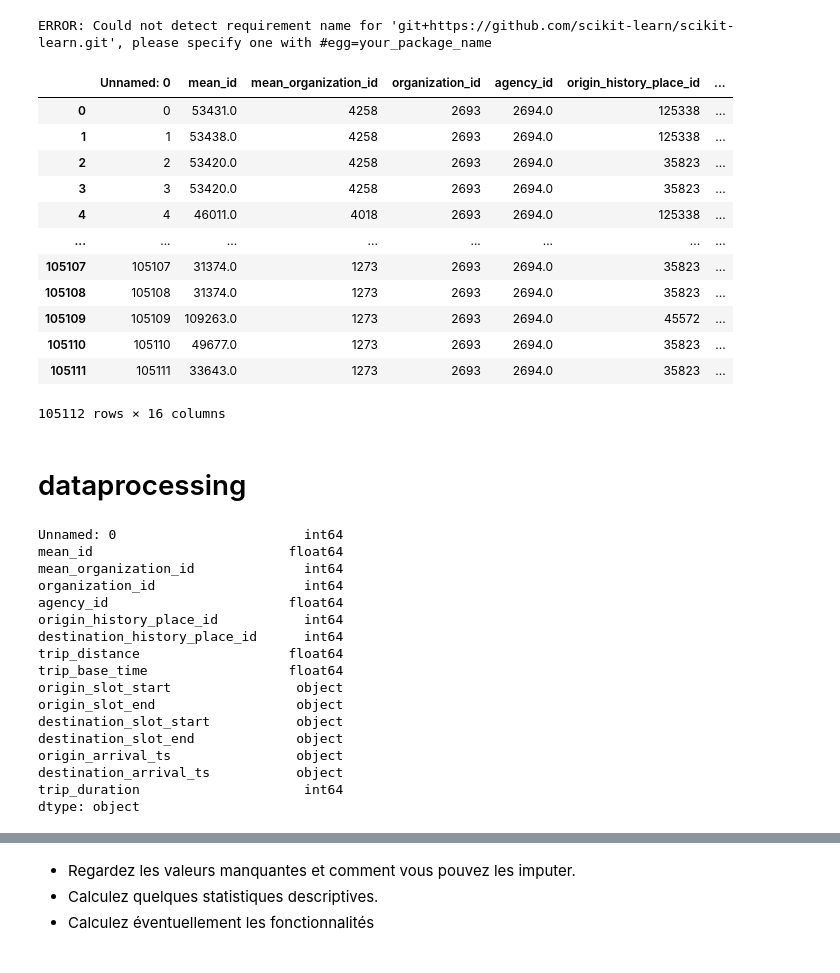
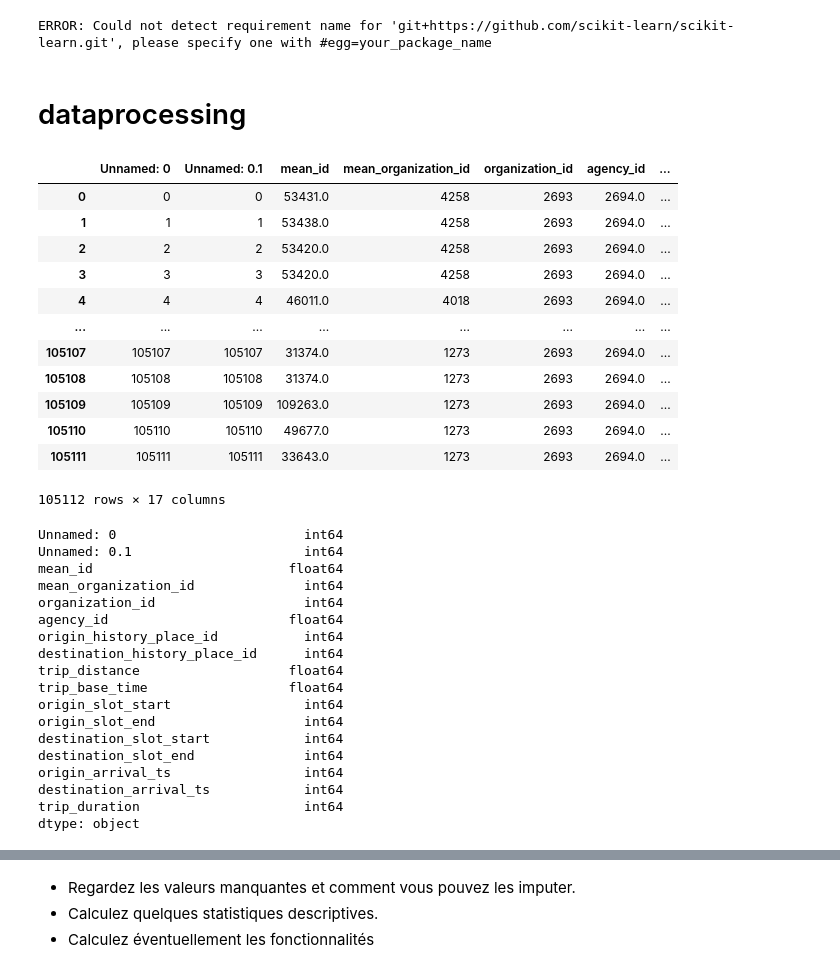
Before and after one commit to dspierre/data-ia, a Jupyter notebook: Case_study_Shippeo_version01.ipynb, the cells around one changed output, grey strips where cells are left out. Drawn from its saved outputs; the diff is of its cells as text; code cells hidden in the pictures.

```diff
--- a/Case_study_Shippeo_version01.ipynb
+++ b/Case_study_Shippeo_version01.ipynb
@@ -98,16 +87,0 @@ df =pd.read_csv('/content/sample_data/interview_dataset.csv', sep=',',encoding='
-# %%
-df
-# %% [output]
-|  | Unnamed: 0 | mean_id | mean_organization_id | organization_id | agency_id | origin_history_place_id | ... |
-| 0 | 0 | 53431.0 | 4258 | 2693 | 2694.0 | 125338 | ... |
-| 1 | 1 | 53438.0 | 4258 | 2693 | 2694.0 | 125338 | ... |
-| 2 | 2 | 53420.0 | 4258 | 2693 | 2694.0 | 35823 | ... |
-| 3 | 3 | 53420.0 | 4258 | 2693 | 2694.0 | 35823 | ... |
-| 4 | 4 | 46011.0 | 4018 | 2693 | 2694.0 | 125338 | ... |
-| ... | ... | ... | ... | ... | ... | ... | ... |
-| 105107 | 105107 | 31374.0 | 1273 | 2693 | 2694.0 | 35823 | ... |
-| 105108 | 105108 | 31374.0 | 1273 | 2693 | 2694.0 | 35823 | ... |
-| 105109 | 105109 | 109263.0 | 1273 | 2693 | 2694.0 | 45572 | ... |
-| 105110 | 105110 | 49677.0 | 1273 | 2693 | 2694.0 | 35823 | ... |
-| 105111 | 105111 | 33643.0 | 1273 | 2693 | 2694.0 | 35823 | ... |
-105112 rows × 16 columns
@@ -116,9 +88,27 @@ df.to_csv=('shippeo.csv')
 # %% [markdown]
 # dataprocessing
+# %%
+df_processing =pd.read_csv('/content/sample_data/dataprocessing3.csv', sep=';',encoding='utf8')
+df_processing
+# %% [output]
+|  | Unnamed: 0 | Unnamed: 0.1 | mean_id | mean_organization_id | organization_id | agency_id | ... |
+| 0 | 0 | 0 | 53431.0 | 4258 | 2693 | 2694.0 | ... |
+| 1 | 1 | 1 | 53438.0 | 4258 | 2693 | 2694.0 | ... |
+| 2 | 2 | 2 | 53420.0 | 4258 | 2693 | 2694.0 | ... |
+| 3 | 3 | 3 | 53420.0 | 4258 | 2693 | 2694.0 | ... |
+| 4 | 4 | 4 | 46011.0 | 4018 | 2693 | 2694.0 | ... |
+| ... | ... | ... | ... | ... | ... | ... | ... |
+| 105107 | 105107 | 105107 | 31374.0 | 1273 | 2693 | 2694.0 | ... |
+| 105108 | 105108 | 105108 | 31374.0 | 1273 | 2693 | 2694.0 | ... |
+| 105109 | 105109 | 105109 | 109263.0 | 1273 | 2693 | 2694.0 | ... |
+| 105110 | 105110 | 105110 | 49677.0 | 1273 | 2693 | 2694.0 | ... |
+| 105111 | 105111 | 105111 | 33643.0 | 1273 | 2693 | 2694.0 | ... |
+105112 rows × 17 columns
 # %%
-df.dtypes
+df_processing.dtypes
 # %% [output]
 Unnamed: 0                        int64
+Unnamed: 0.1                      int64
 mean_id                         float64
 mean_organization_id              int64
 organization_id                   int64
@@ -127,11 +117,11 @@ origin_history_place_id           int64
 destination_history_place_id      int64
 trip_distance                   float64
 trip_base_time                  float64
-origin_slot_start                object
-origin_slot_end                  object
-destination_slot_start           object
-destination_slot_end             object
-origin_arrival_ts                object
-destination_arrival_ts           object
+origin_slot_start                 int64
+origin_slot_end                   int64
+destination_slot_start            int64
+destination_slot_end              int64
+origin_arrival_ts                 int64
+destination_arrival_ts            int64
 trip_duration                     int64
 dtype: object
```
Also changed, not shown: parts of 61 cells of this notebook.
